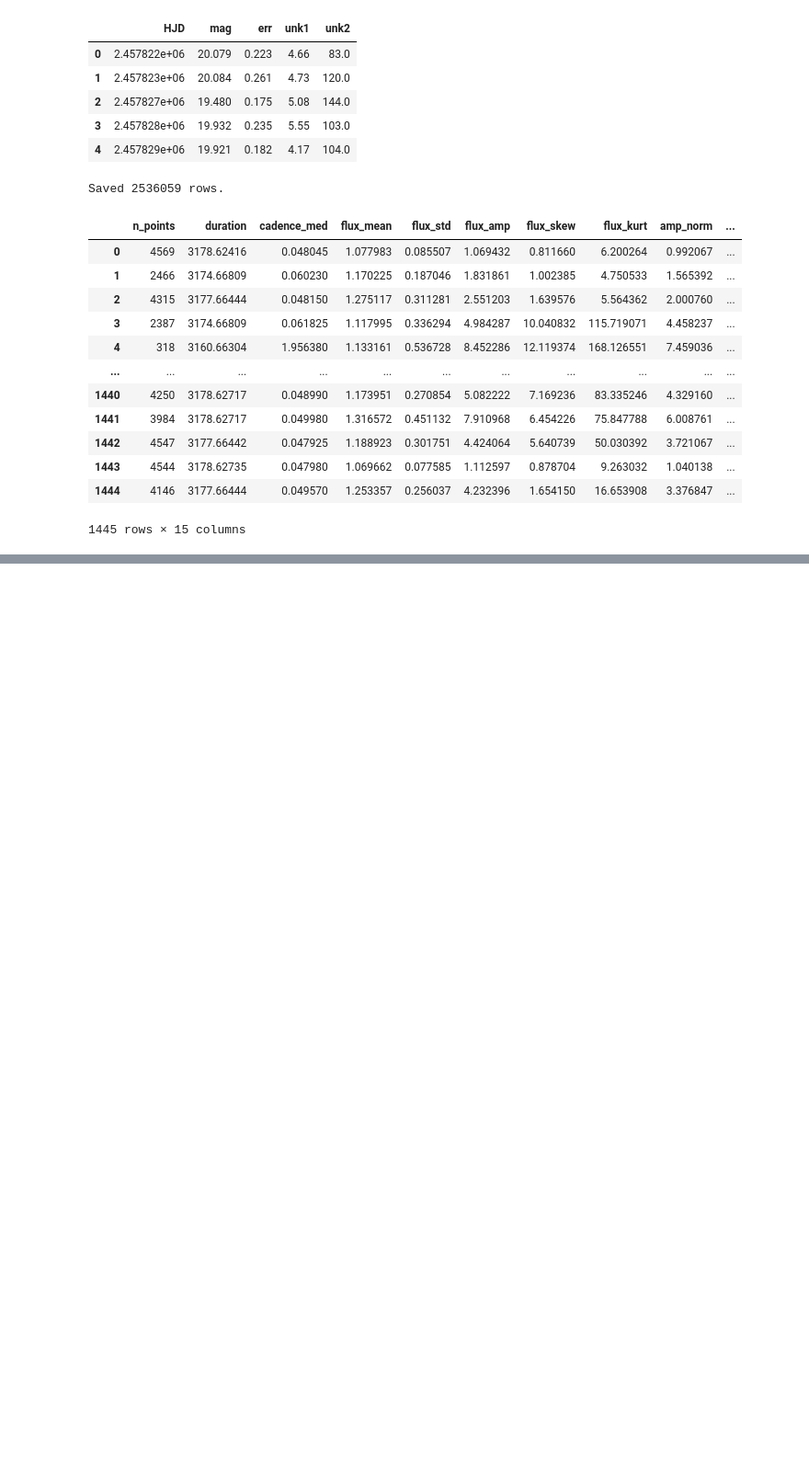
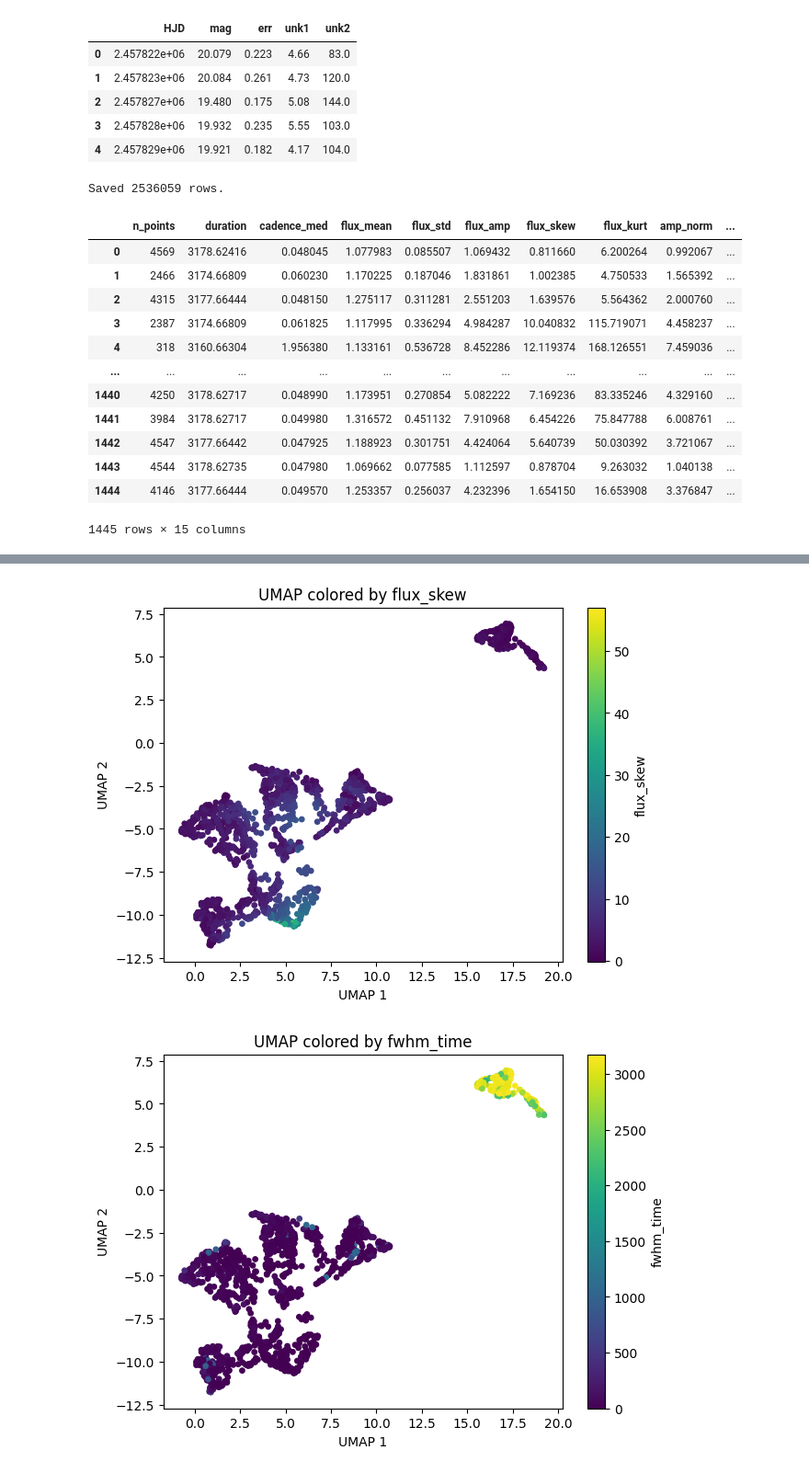
Before and after one commit to abheekda1/ogle-microlensing-automation, a Jupyter notebook: notebooks/01_feature_engineering.ipynb, the cells around one changed output, grey strips where cells are left out. Shown: that part at 92% size. Drawn from its saved outputs; the diff is of its cells as text; code cells hidden in the pictures; blank space fills up the shorter version.

```diff
--- a/notebooks/01_feature_engineering.ipynb
+++ b/notebooks/01_feature_engineering.ipynb
@@ -74,0 +108,15 @@ pd.read_csv("data/features/features_ogle2025.csv")
+# %%
+features_df.head()
+for col in ["flux_skew", "fwhm_time", "duration"]:
+    plt.figure(figsize=(7,5))
+    plt.scatter(
+        features_df["umap_x"], features_df["umap_y"],
+        c=features_df[col], cmap="viridis", s=15
+    )
+    plt.title(f"UMAP colored by {col}")
+    plt.xlabel("UMAP 1"); plt.ylabel("UMAP 2")
+    plt.colorbar(label=col)
+    plt.show()
+# %% [output]
+[figure, added]
+[figure, added]
```
Also changed, not shown: parts of 10 cells of this notebook, 1 other file.
